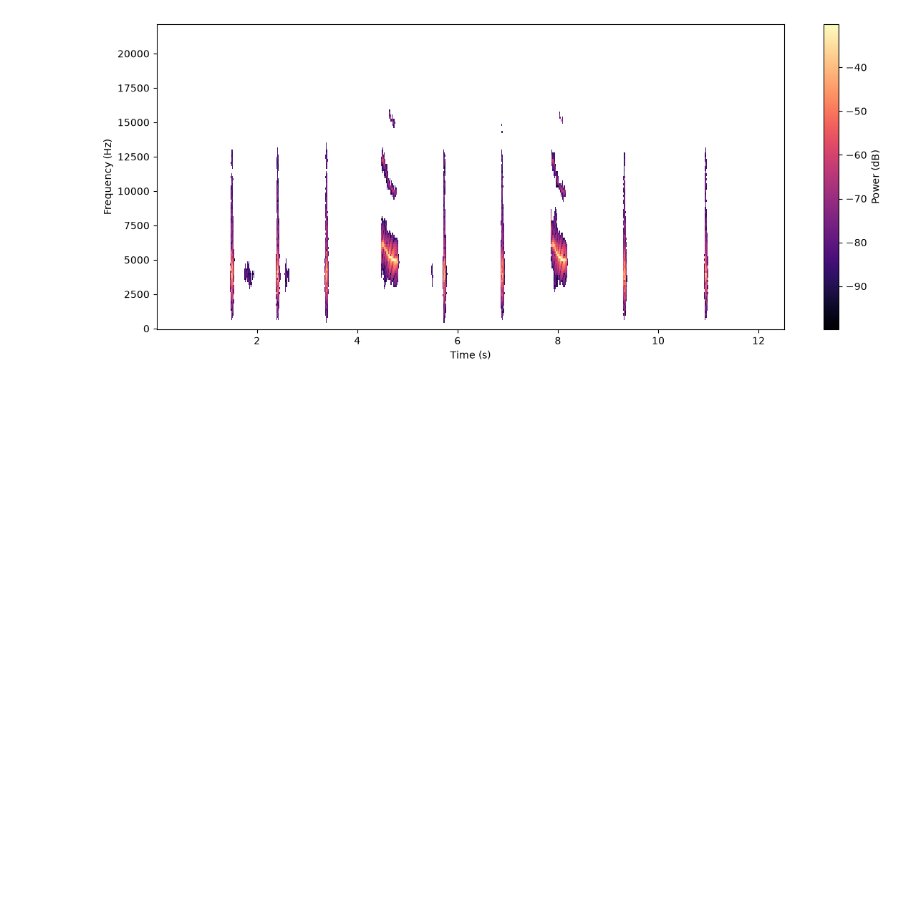
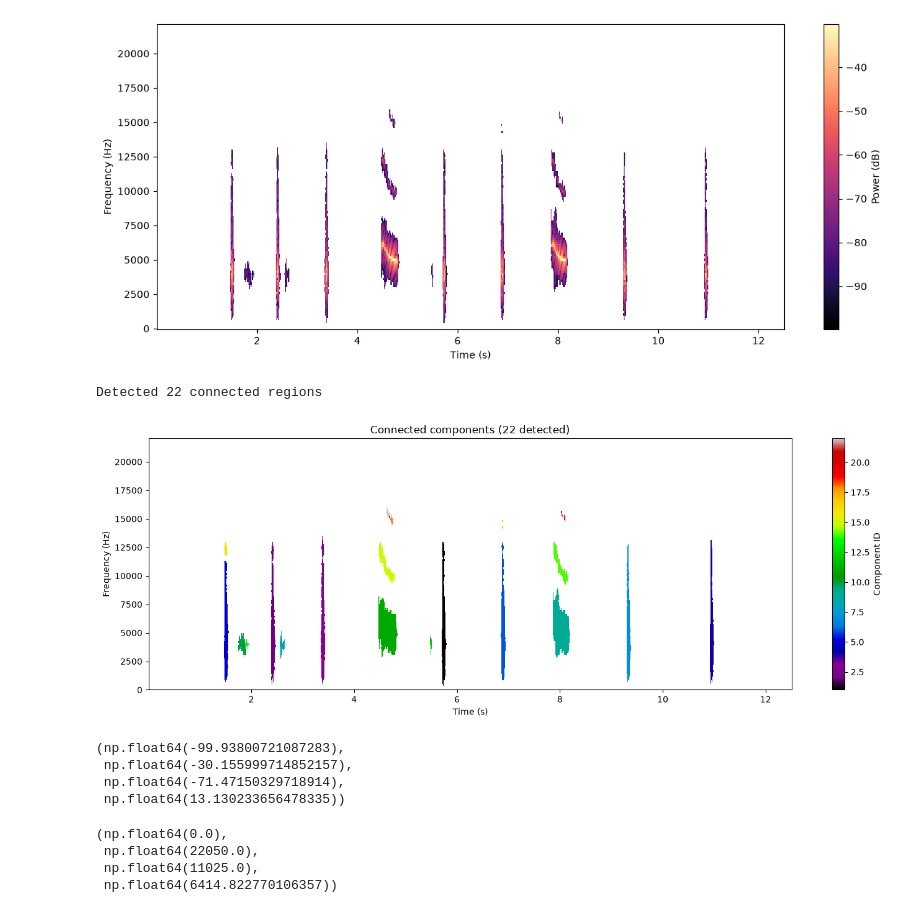
Before and after one commit to mfrans1/Oortje, a Jupyter notebook: test_bed.ipynb, the cells around one changed output. Saved outputs shown, nothing was run; the diff lists cells and outputs as text; code cells hidden in the pictures; blank space fills up the shorter version.

Commit message:
exploring labelling method to create a decomposition

```diff
--- a/test_bed.ipynb
+++ b/test_bed.ipynb
@@ -33,3 +33,63 @@ spec.power = np.where(spec.calls, spec.power, np.nan)
 spec.plot()
 # %% [output]
 [figure]
+# %%
+import numpy as np
+from scipy.ndimage import label
+
+mask = np.isfinite(spec.power)
+
+structure = np.ones((3, 3), dtype=int)
+
+labeled_array, num_features = label(
+    mask,
+    structure=structure
+)
+
+print(f"Detected {num_features} connected regions")
+# %% [output]
+Detected 22 connected regions
+# %%
+import matplotlib.pyplot as plt
+import numpy as np
+
+fig, ax = plt.subplots(figsize=(14, 5))
+
+# Hide background (label 0)
+plot_data = np.ma.masked_equal(labeled_array, 0)
+
+im = ax.imshow(
+    plot_data,
+    origin="lower",
+    aspect="auto",
+    extent=[
+        spec.times[0], spec.times[-1],
+        spec.frequencies[0], spec.frequencies[-1]
+    ],
+    interpolation="nearest",
+    cmap="nipy_spectral"
+)
+
+ax.set_xlabel("Time (s)")
+ax.set_ylabel("Frequency (Hz)")
+ax.set_title(f"Connected components ({num_features} detected)")
+
+fig.colorbar(im, ax=ax, label="Component ID")
+plt.tight_layout()
+plt.show()
+# %% [output]
+[figure, added]
+# %%
+np.nanmin(spec.power), np.nanmax(spec.power), np.nanmean(spec.power), np.nanstd(spec.power)
+# %% [output]
+(np.float64(-99.93800721087283),
+ np.float64(-30.155999714852157),
+ np.float64(-71.47150329718914),
+ np.float64(13.130233656478335))
+# %%
+np.nanmin(spec.frequencies), np.nanmax(spec.frequencies), np.nanmean(spec.frequencies), np.nanstd(spec.frequencies)
+# %% [output]
+(np.float64(0.0),
+ np.float64(22050.0),
+ np.float64(11025.0),
+ np.float64(6414.822770106357))
```
Also changed, not shown: 1 other file.
